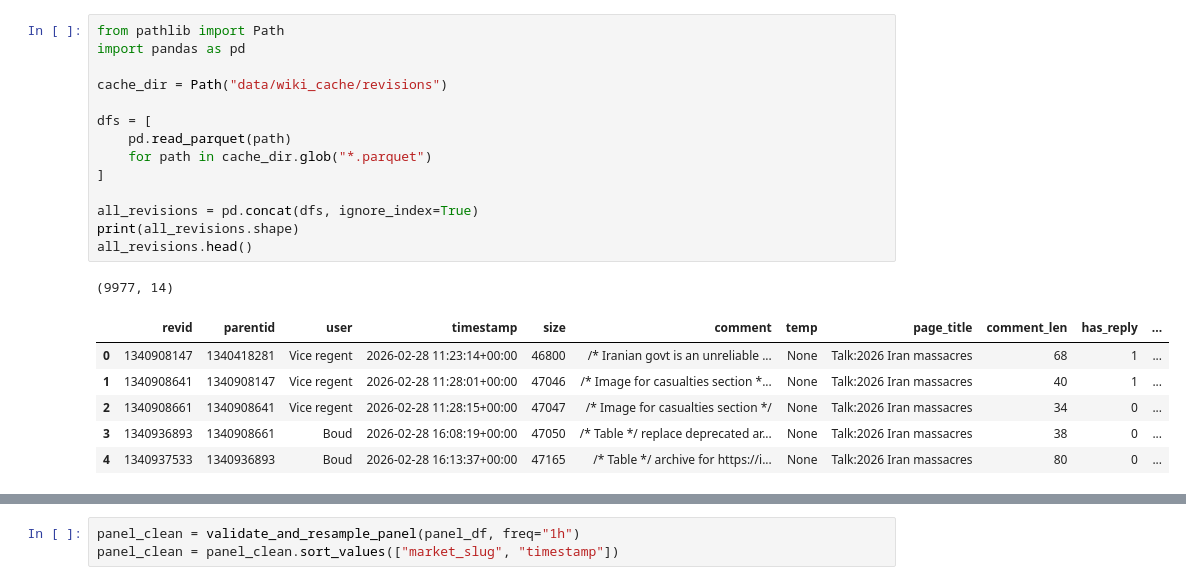
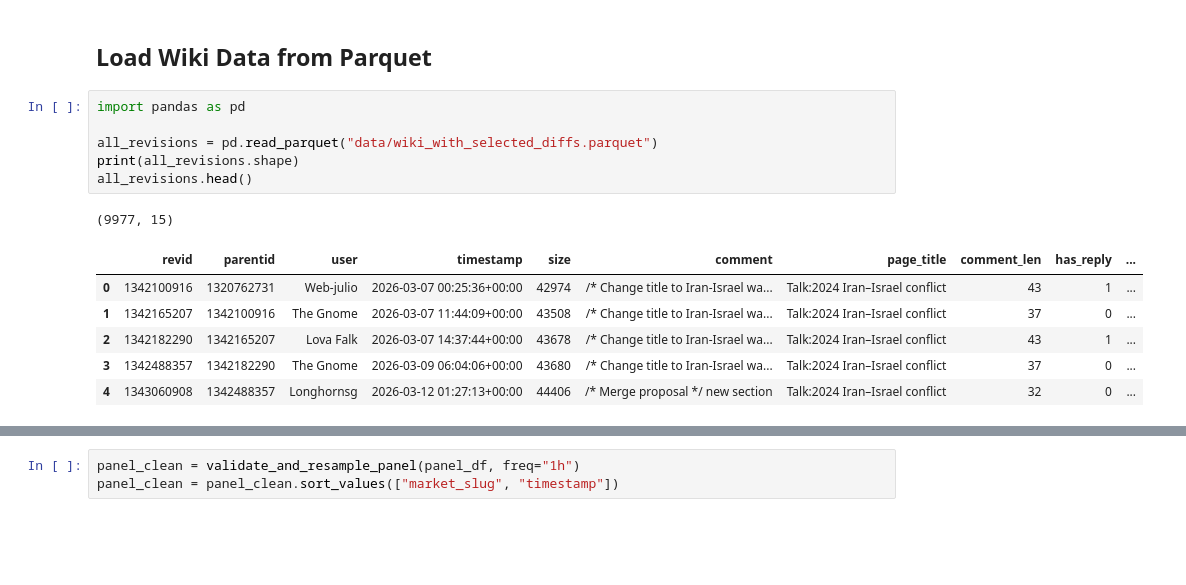
Before and after one commit to tallywiesenberg/thinking-bee, a Jupyter notebook: src/02_directional_alpha.ipynb, the cells around one changed output, grey strips where cells are left out. Saved outputs shown, nothing was run; the diff lists cells and outputs as text; blank space fills up the shorter version.

```diff
--- a/src/02_directional_alpha.ipynb
+++ b/src/02_directional_alpha.ipynb
@@ -48,25 +94,19 @@ for i in tqdm(titles):
+# %% [markdown]
+## Load Wiki Data from Parquet
 # %%
-from pathlib import Path
 import pandas as pd
 
-cache_dir = Path("data/wiki_cache/revisions")
-
-dfs = [
-    pd.read_parquet(path)
-    for path in cache_dir.glob("*.parquet")
-]
-
-all_revisions = pd.concat(dfs, ignore_index=True)
+all_revisions = pd.read_parquet("data/wiki_with_selected_diffs.parquet")
 print(all_revisions.shape)
 all_revisions.head()
 # %% [output]
-(9977, 14)
+(9977, 15)
-|  | revid | parentid | user | timestamp | size | comment | temp | page_title | comment_len | has_reply | ... |
-| 0 | 1340908147 | 1340418281 | Vice regent | 2026-02-28 11:23:14+00:00 | 46800 | /* Iranian govt is an unreliable ... | None | Talk:2026 Iran massacres | 68 | 1 | ... |
-| 1 | 1340908641 | 1340908147 | Vice regent | 2026-02-28 11:28:01+00:00 | 47046 | /* Image for casualties section *... | None | Talk:2026 Iran massacres | 40 | 1 | ... |
-| 2 | 1340908661 | 1340908641 | Vice regent | 2026-02-28 11:28:15+00:00 | 47047 | /* Image for casualties section */ | None | Talk:2026 Iran massacres | 34 | 0 | ... |
-| 3 | 1340936893 | 1340908661 | Boud | 2026-02-28 16:08:19+00:00 | 47050 | /* Table */ replace deprecated ar... | None | Talk:2026 Iran massacres | 38 | 0 | ... |
-| 4 | 1340937533 | 1340936893 | Boud | 2026-02-28 16:13:37+00:00 | 47165 | /* Table */ archive for https://i... | None | Talk:2026 Iran massacres | 80 | 0 | ... |
+|  | revid | parentid | user | timestamp | size | comment | page_title | comment_len | has_reply | ... |
+| 0 | 1342100916 | 1320762731 | Web-julio | 2026-03-07 00:25:36+00:00 | 42974 | /* Change title to Iran-Israel wa... | Talk:2024 Iran–Israel conflict | 43 | 1 | ... |
+| 1 | 1342165207 | 1342100916 | The Gnome | 2026-03-07 11:44:09+00:00 | 43508 | /* Change title to Iran-Israel wa... | Talk:2024 Iran–Israel conflict | 37 | 0 | ... |
+| 2 | 1342182290 | 1342165207 | Lova Falk | 2026-03-07 14:37:44+00:00 | 43678 | /* Change title to Iran-Israel wa... | Talk:2024 Iran–Israel conflict | 43 | 1 | ... |
+| 3 | 1342488357 | 1342182290 | The Gnome | 2026-03-09 06:04:06+00:00 | 43680 | /* Change title to Iran-Israel wa... | Talk:2024 Iran–Israel conflict | 37 | 0 | ... |
+| 4 | 1343060908 | 1342488357 | Longhornsg | 2026-03-12 01:27:13+00:00 | 44406 | /* Merge proposal */ new section | Talk:2024 Iran–Israel conflict | 32 | 0 | ... |
 # %%
 
 
```
Also changed, not shown: parts of 24 cells of this notebook, 3 other files.
